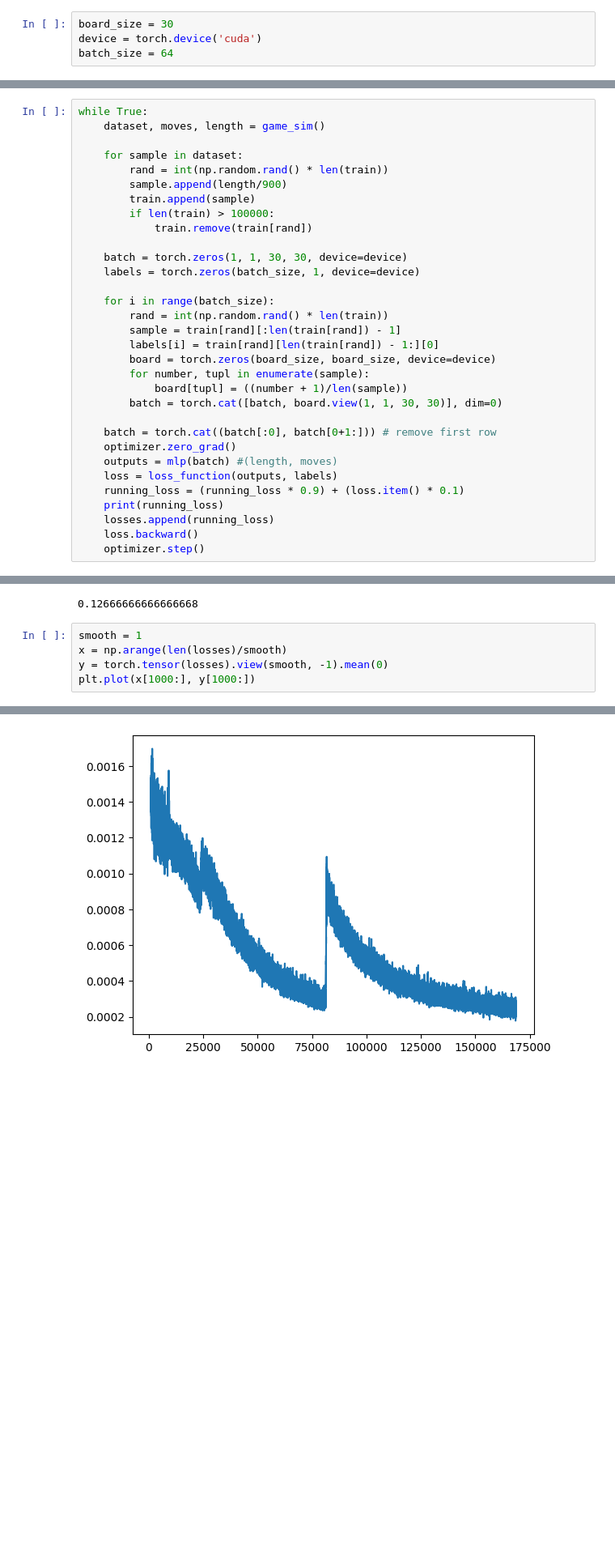
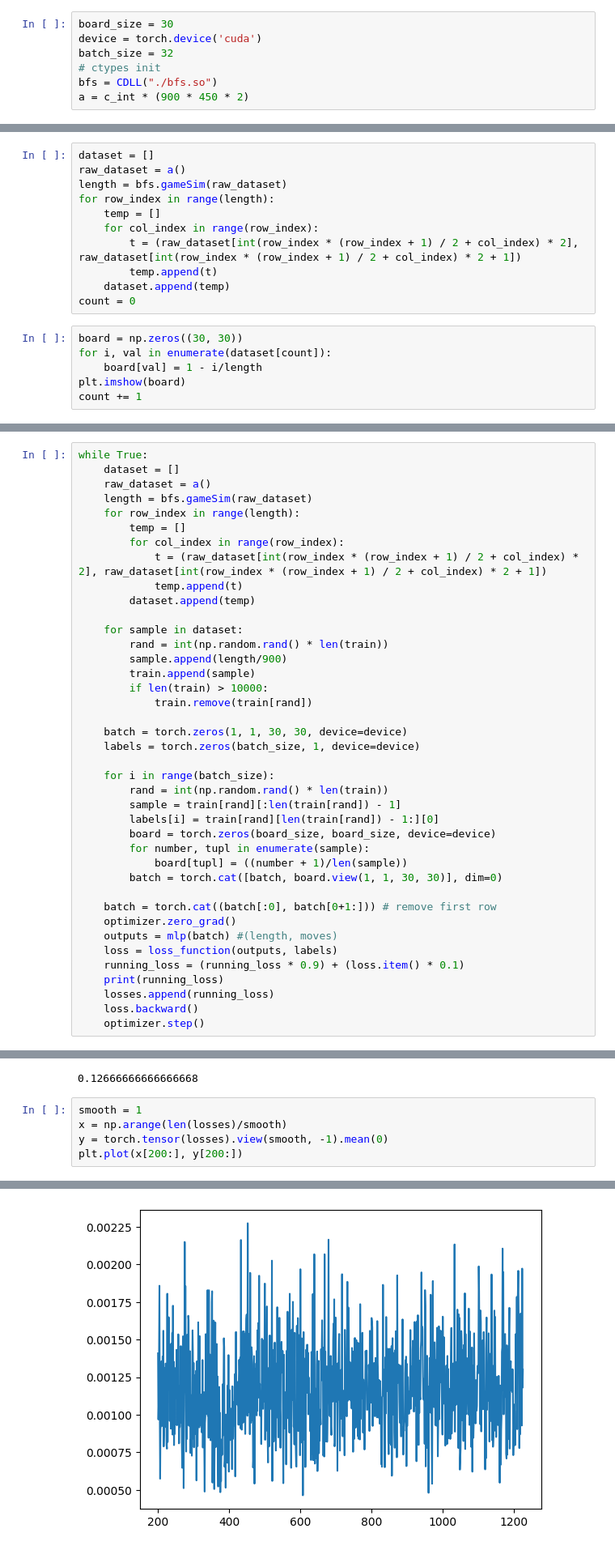
Before and after one commit to BradyWynn/snake, a Jupyter notebook: Snake.ipynb, the cells around one changed output, grey strips where cells are left out. Shown at 81% size. Saved outputs shown, nothing was run; the diff lists cells and outputs as text; blank space fills up the shorter version.

Commit message:
ctypes working in python, much faster
even though model training is now faster it still is not converging

```diff
--- a/Snake.ipynb
+++ b/Snake.ipynb
@@ -53,7 +9,10 @@ plt.imshow(board)
 # %%
 board_size = 30
 device = torch.device('cuda')
-batch_size = 64
+batch_size = 32
+# ctypes init
+bfs = CDLL("./bfs.so")
+a = c_int * (900 * 450 * 2)
 # %%
 class MLP(nn.Module):
     def __init__(self):
@@ -124,3 +83,20 @@ MLP(
 # %%
 loss_function = nn.MSELoss()
 optimizer = torch.optim.Adam(mlp.parameters(), lr=1e-5)
+# %%
+dataset = []
+raw_dataset = a()
+length = bfs.gameSim(raw_dataset)
+for row_index in range(length):
+    temp = []
+    for col_index in range(row_index):
+        t = (raw_dataset[int(row_index * (row_index + 1) / 2 + col_index) * 2], raw_dataset[int(row_index * (row_index + 1) / 2 + col_index) * 2 + 1])
+        temp.append(t)
+    dataset.append(temp)
+count = 0
+# %%
+board = np.zeros((30, 30))
+for i, val in enumerate(dataset[count]):
+    board[val] = 1 - i/length
+plt.imshow(board)
+count += 1
@@ -127,12 +105,20 @@ optimizer = torch.optim.Adam(mlp.parameters(), lr=1e-5)
 # %%
 while True:
-    dataset, moves, length = game_sim()
+    dataset = []
+    raw_dataset = a()
+    length = bfs.gameSim(raw_dataset)
+    for row_index in range(length):
+        temp = []
+        for col_index in range(row_index):
+            t = (raw_dataset[int(row_index * (row_index + 1) / 2 + col_index) * 2], raw_dataset[int(row_index * (row_index + 1) / 2 + col_index) * 2 + 1])
+            temp.append(t)
+        dataset.append(temp)
 
     for sample in dataset:
         rand = int(np.random.rand() * len(train))
         sample.append(length/900)
         train.append(sample)
-        if len(train) > 100000:
+        if len(train) > 10000:
             train.remove(train[rand])
 
     batch = torch.zeros(1, 1, 30, 30, device=device)
@@ -254,8 +240,8 @@ RuntimeError: Expected all tensors to be on the same device, but found at least
 # %%
 smooth = 1
 x = np.arange(len(losses)/smooth)
 y = torch.tensor(losses).view(smooth, -1).mean(0)
-plt.plot(x[1000:], y[1000:])
+plt.plot(x[200:], y[200:])
 # %% [output]
 [<matplotlib.lines.Line2D at 0x...>]
-[figure, old version]
+[figure, new version]
```
Also changed, not shown: parts of 12 cells of this notebook, 6 other files.
